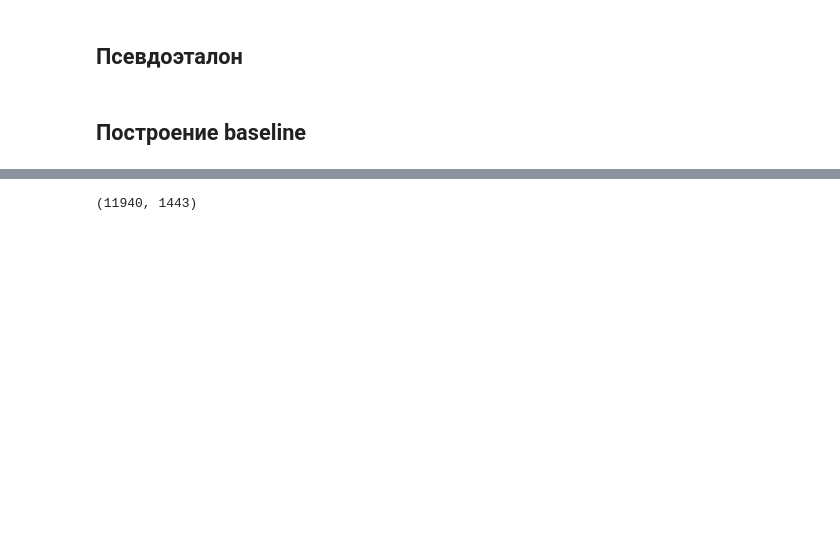
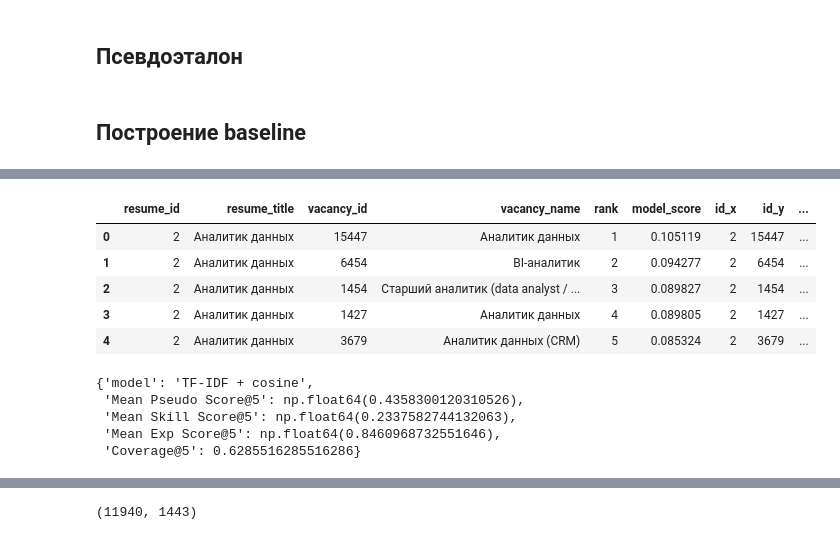
Before and after one commit to KirillTretyakov/thesis, a Jupyter notebook: baseline_new.ipynb, the cells around one changed output, grey strips where cells are left out. Saved outputs shown, nothing was run; the diff lists cells and outputs as text; code cells hidden in the pictures; blank space fills up the shorter version.

```diff
--- a/baseline_new.ipynb
+++ b/baseline_new.ipynb
@@ -55,5 +54,3 @@ df_pairs['exp_score'] = df_pairs.apply(
     lambda row: calc_exp_score(row['experience_text'], row['experience_years_min']),
     axis=1
 )
-# %%
-df_pairs['final_score'] = 0.67 * df_pairs['skill_score'] + 0.33 * df_pairs['exp_score']
@@ -65,2 +56,0 @@ df_pairs = df_pairs.sort_values(
-# %%
-df_pairs['rank_pseudo'] = df_pairs.groupby('id_x').cumcount() + 1
@@ -85,0 +114,13 @@ pseudo_reference = pseudo_reference.rename(columns={
+# %%
+tfidf_top_matches = get_top_matches(
+    tfidf_sim_matrix,
+    df_rez,
+    df_vac,
+    top_k=5
+)
+
+tfidf_top_matches = tfidf_top_matches[
+    tfidf_top_matches['resume_id'].isin(test_resume_ids)
+].copy()
+
+tfidf_top_matches.head()
@@ -85,0 +134,16 @@ pseudo_reference = pseudo_reference.rename(columns={
+# %%
+tfidf_eval = tfidf_top_matches.merge(
+    df_pairs[['id_x', 'id_y', 'skill_score', 'exp_score', 'pseudo_score']],
+    left_on=['resume_id', 'vacancy_id'],
+    right_on=['id_x', 'id_y'],
+    how='left'
+)
+
+tfidf_eval.head()
+# %% [output]
+|  | resume_id | resume_title | vacancy_id | vacancy_name | rank | model_score | id_x | id_y | ... |
+| 0 | 2 | Аналитик данных | 15447 | Аналитик данных | 1 | 0.105119 | 2 | 15447 | ... |
+| 1 | 2 | Аналитик данных | 6454 | BI-аналитик | 2 | 0.094277 | 2 | 6454 | ... |
+| 2 | 2 | Аналитик данных | 1454 | Старший аналитик (data analyst / ... | 3 | 0.089827 | 2 | 1454 | ... |
+| 3 | 2 | Аналитик данных | 1427 | Аналитик данных | 4 | 0.089805 | 2 | 1427 | ... |
+| 4 | 2 | Аналитик данных | 3679 | Аналитик данных (CRM) | 5 | 0.085324 | 2 | 3679 | ... |
@@ -85,0 +159,16 @@ pseudo_reference = pseudo_reference.rename(columns={
+# %%
+tfidf_metrics = {
+    'model': 'TF-IDF + cosine',
+    'Mean Pseudo Score@5': mean_pseudo_score_5,
+    'Mean Skill Score@5': mean_skill_score_5,
+    'Mean Exp Score@5': mean_exp_score_5,
+    'Coverage@5': coverage_5
+}
+
+tfidf_metrics
+# %% [output]
+{'model': 'TF-IDF + cosine',
+ 'Mean Pseudo Score@5': np.float64(0.4358300120310526),
+ 'Mean Skill Score@5': np.float64(0.2337582744132063),
+ 'Mean Exp Score@5': np.float64(0.8460968732551646),
+ 'Coverage@5': 0.6285516285516286}
```
Also changed, not shown: parts of 44 cells of this notebook, 12 other files.
